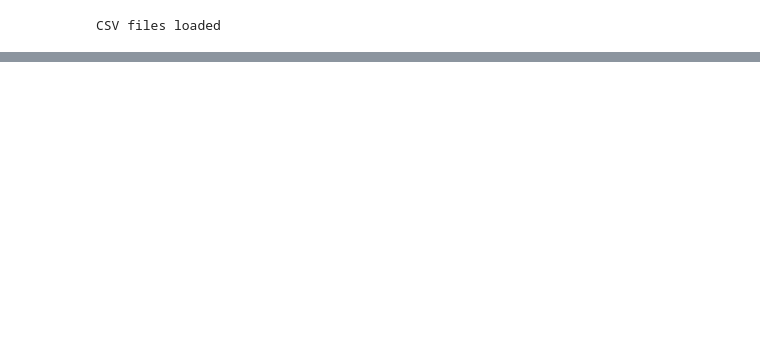
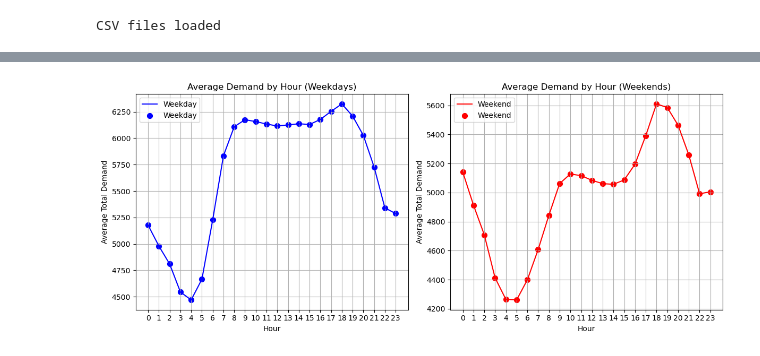
Before and after one commit to harjask-7/ADS1002-project, a Jupyter notebook: notebooks/tymon/Model/VIC-Model-Hour.ipynb, the cells around one changed output, grey strips where cells are left out. Saved outputs shown, nothing was run; the diff lists cells and outputs as text; code cells hidden in the pictures; blank space fills up the shorter version.

```diff
--- a/notebooks/tymon/Model/VIC-Model-Hour.ipynb
+++ b/notebooks/tymon/Model/VIC-Model-Hour.ipynb
@@ -156,0 +157,92 @@ plt.show()
+# %%
+import pandas as pd
+import matplotlib.pyplot as plt
+import seaborn as sns
+import numpy as np
+import glob
+from scipy.stats import linregress
+from sklearn.linear_model import LinearRegression
+from sklearn.metrics import mean_absolute_error, mean_squared_error
+from sklearn.model_selection import train_test_split
+
+# Select demand for Victoria and sort in order of date
+demand = glob.glob("/Users/Coder/Desktop/ADS1002-project/data/processed/VIC_clean.csv")
+demand.sort()
+
+df_list = [pd.read_csv(f) for f in demand]
+if df_list:
+    print("CSV files loaded")
+else:
+    print("No CSV files were loaded.")
+
+df = pd.concat(df_list, ignore_index=True)
+
+# Parse datetime column
+df['Datetime'] = df['Datetime'].str.replace(r'\+.*$', '', regex=True)  # Remove timezone
+df['Datetime'] = pd.to_datetime(df['Datetime'], format="%Y-%m-%d %H:%M:%S")
+
+# Extract hour of the day
+df['Hour'] = df['Datetime'].dt.hour
+
+# Extract year column
+df['Year'] = df['Datetime'].dt.year
+
+# Extract day name
+df['Day'] = df['Datetime'].dt.day_name()
+
+# Classify as weekday or weekend
+df['Is_Weekend'] = df['Day'].isin(['Saturday', 'Sunday'])
+
+# Compute average demand by hour for weekdays and weekends
+avg_by_hour_daytype = df.groupby(['Is_Weekend', 'Hour'])['Total Demand'].mean().reset_index()
+
+# Split into weekdays and weekends
+avg_weekdays = avg_by_hour_daytype[avg_by_hour_daytype['Is_Weekend'] == False]
+avg_weekends = avg_by_hour_daytype[avg_by_hour_daytype['Is_Weekend'] == True]
+
+# Create two separate plots
+plt.figure(figsize=(12, 5))
+
+# Plot 1: Average demand by hour for weekdays
+plt.subplot(1, 2, 1)
+plt.plot(avg_weekdays['Hour'], avg_weekdays['Total Demand'], label='Weekday', color='blue')
+plt.title('Average Demand by Hour (Weekdays)')
+plt.xlabel('Hour')
+plt.ylabel('Average Total Demand')
+plt.xticks(range(0, 24))
+plt.grid(True)
+plt.legend()
+
+plt.subplot(1, 2, 2)
+plt.plot(avg_weekends['Hour'], avg_weekends['Total Demand'], label='Weekend', color='red')
+plt.title('Average Demand by Hour (Weekends)')
+plt.xlabel('Hour')
+plt.ylabel('Average Total Demand')
+plt.xticks(range(0, 24))
+plt.grid(True)
+plt.legend()
+
+
+plt.subplot(1, 2, 1)
+plt.scatter(avg_weekdays['Hour'], avg_weekdays['Total Demand'], label='Weekday', color='blue', s=50)  # s=50 for point size
+plt.title('Average Demand by Hour (Weekdays)')
+plt.xlabel('Hour')
+plt.ylabel('Average Total Demand')
+plt.xticks(range(0, 24))
+plt.grid(True)
+plt.legend()
+
+# Plot 2: Average demand by hour for weekends
+plt.subplot(1, 2, 2)
+plt.scatter(avg_weekends['Hour'], avg_weekends['Total Demand'], label='Weekend', color='red', s=50)  # s=50 for point size
+plt.title('Average Demand by Hour (Weekends)')
+plt.xlabel('Hour')
+plt.ylabel('Average Total Demand')
+plt.xticks(range(0, 24))
+plt.grid(True)
+plt.legend()
+
+# Adjust layout and show plots
+plt.tight_layout()
+plt.show()
+# %% [output]
@@ -156,0 +250 @@ plt.show()
+[figure, added]
```
Also changed, not shown: parts of 4 cells of this notebook, 5 other files.
